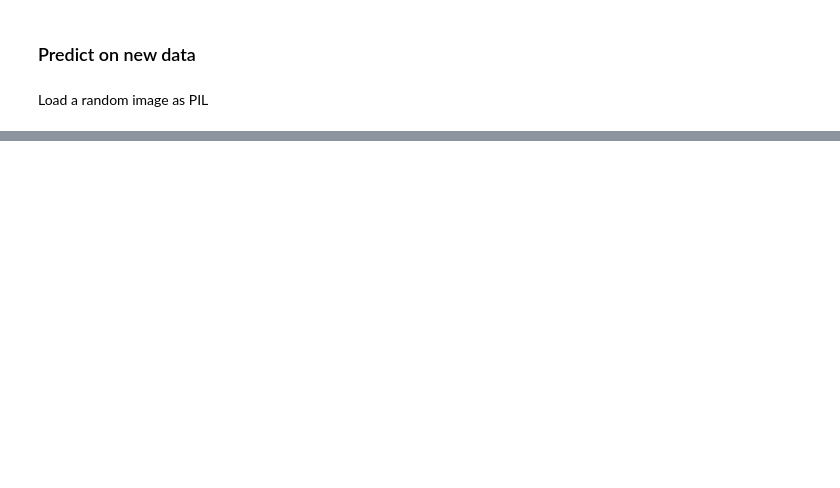
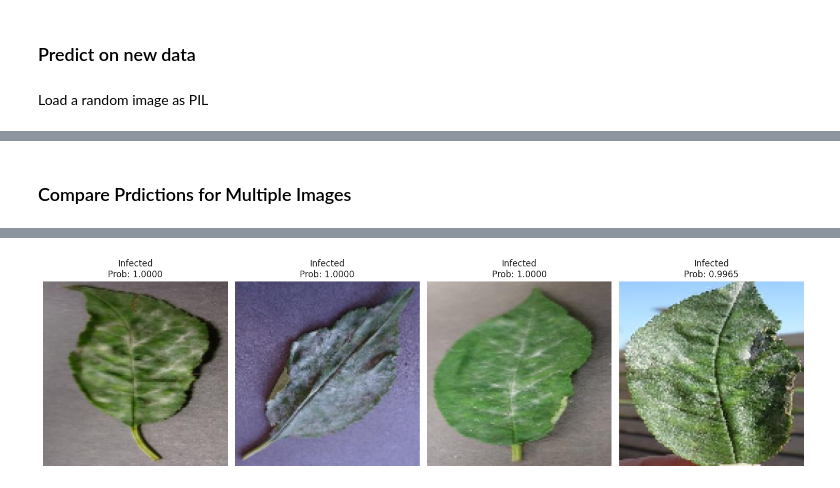
Before and after one commit to micmic210/powdery-mildew-detector, a Jupyter notebook: jupyter_notebooks/03-Modeling-and-Evaluating.ipynb, the cells around one changed output, grey strips where cells are left out. Cells and saved outputs as stored; diff of their text form; code cells hidden in the pictures; blank space fills up the shorter version.

```diff
--- a/jupyter_notebooks/03-Modeling-and-Evaluating.ipynb
+++ b/jupyter_notebooks/03-Modeling-and-Evaluating.ipynb
@@ -226,15 +232,16 @@ Found 420 images belonging to 2 classes.
 # %% [markdown]
 - Augment test image dataset
 # %%
-test_set = ImageDataGenerator(
-    rescale=1./255).flow_from_directory(test_path,
-                                        target_size=image_shape[:2],
-                                        color_mode='rgb',
-                                        batch_size=batch_size,
-                                        class_mode='binary',
-                                        shuffle=False
-                                        )
+# Preprocessing the test images: Normalize pixel values to the range [0, 1]
+test_set = ImageDataGenerator(rescale=1./255).flow_from_directory(test_path,
+                                                                  target_size=image_shape[:2],
+                                                                  color_mode='rgb',
+                                                                  batch_size=batch_size,
+                                                                  class_mode='binary',
+                                                                  shuffle=False
+                                                                  )
 
-test_set.class_indices
+# Display class indices (label mapping)
+print(test_set.class_indices)
 # %% [output]
 Found 844 images belonging to 2 classes.
@@ -541,0 +544,36 @@ Prediction probabilities: 0.9979
+# %% [markdown]
+### Compare Prdictions for Multiple Images
+# %%
+import matplotlib.pyplot as plt
+
+# Define a list of pointers to check multiple images
+pointers = [10, 30, 50, 70]  # Compare multiple images
+label = labels[1]  # 'Infected' (or 'Healthy')
+
+fig, axes = plt.subplots(1, len(pointers), figsize=(15, 5))
+
+for i, pointer in enumerate(pointers):
+    img_list = os.listdir(test_path + '/' + label)
+    if pointer >= len(img_list):
+        print(f"Skipping pointer {pointer}, index out of range.")
+        continue
+
+    img_path = test_path + '/' + label + '/' + img_list[pointer]
+
+    # Load and preprocess the image
+    img = image.load_img(img_path, target_size=(128, 128))
+    img_array = image.img_to_array(img) / 255.0
+    img_array = np.expand_dims(img_array, axis=0)
+
+    # Make a prediction
+    pred = model.predict(img_array)[0, 0]
+    pred_class = "Healthy" if pred < 0.5 else "Infected"
+
+    # Plot the image and prediction result
+    axes[i].imshow(img)
+    axes[i].set_title(f"{pred_class}\nProb: {pred:.4f}")
+    axes[i].axis("off")
+
+plt.tight_layout()
+plt.show()
+# %% [output]
@@ -541,0 +584 @@ Prediction probabilities: 0.9979
+[figure, added]
```
Also changed, not shown: parts of 18 cells of this notebook, 5 other files.
